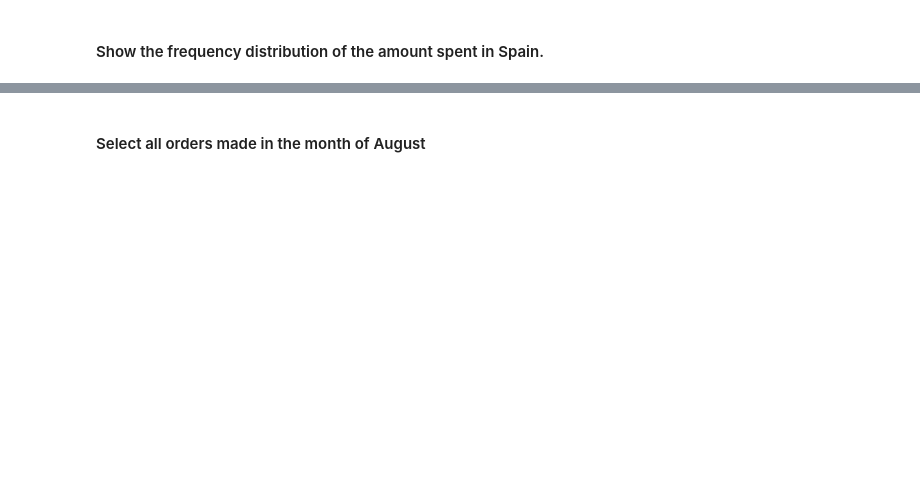
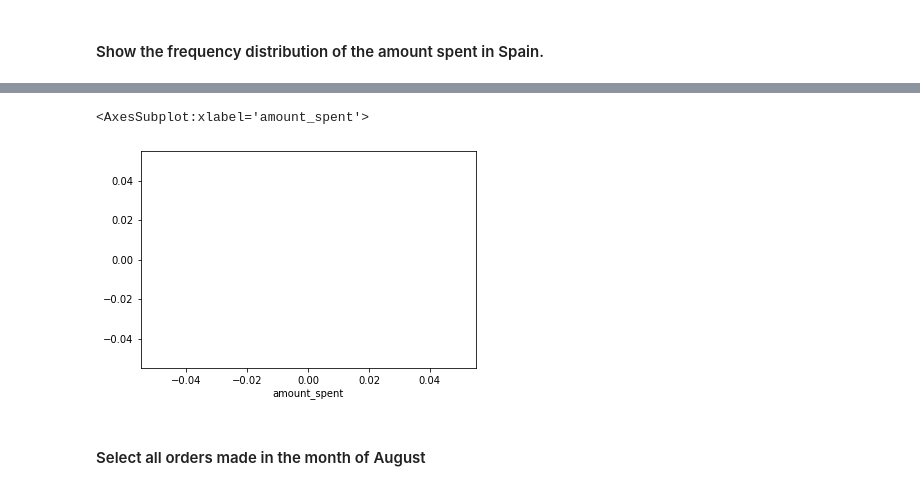
Before and after one commit to Ironhack-Data-Madrid-Marzo-2021/lab-subsetting-and-descriptive-stats, a Jupyter notebook: your-code/main.ipynb, the cells around one changed output, grey strips where cells are left out. Drawn from its saved outputs; the diff is of its cells as text; code cells hidden in the pictures; blank space fills up the shorter version.

```diff
--- a/your-code/main.ipynb
+++ b/your-code/main.ipynb
@@ -371,3 +372,9 @@ emp.describe()
+# %%
+# your answer here
+import zipfile
+zppp = zipfile.ZipFile('Orders.zip')
+orders = pd.read_csv(zppp.open('Orders.csv'))
+zppp.close()
 # %% [markdown]
 #### Explore your dataset by looking at the data types and the summary statistics. Comment your results
 # %%
@@ -417,2 +527,6 @@ emp.describe()
 # %% [markdown]
 #### Show the frequency distribution of the amount spent in Spain.
+# %%
+#esp_ =orders[orders["Country"]== "Spain"]
+esp_2 =orders[orders["Country"]== "Spain"]
+esp_2.describe()
@@ -419,5 +543,9 @@ emp.describe()
 # %%
 # your answer here
+sns.scatterplot(data=esp_2, x="amount_spent")
+# %% [output]
+<AxesSubplot:xlabel='amount_spent'>
+[figure, added]
 # %% [markdown]
 #### Select all orders made in the month of August
 # %%
```
Also changed, not shown: parts of 25 cells of this notebook.
